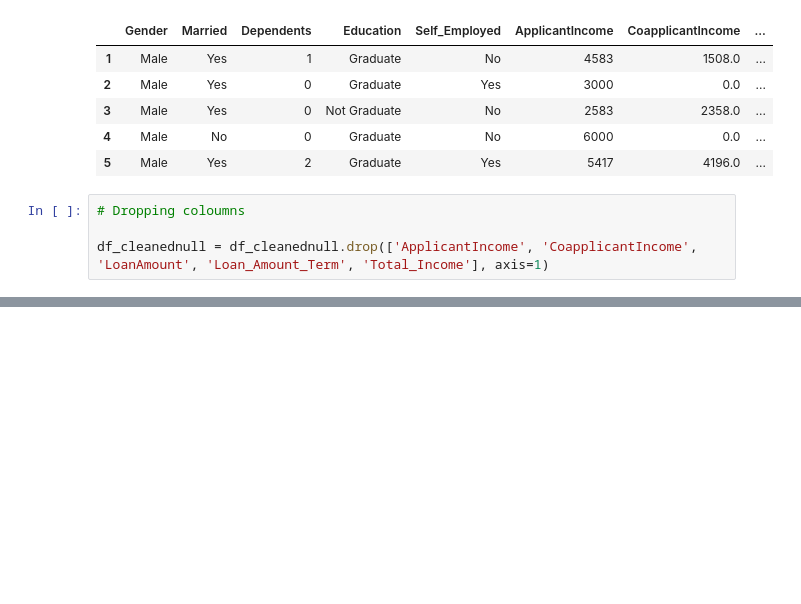
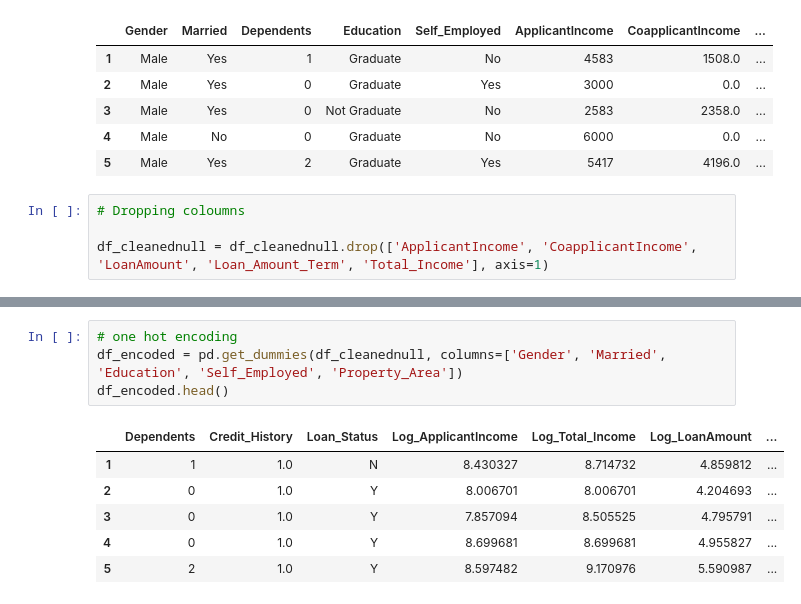
Before and after one commit to Eric-MK/loan_acceptance_prediction, a Jupyter notebook: notebook.ipynb, the cells around one changed output, grey strips where cells are left out. Saved outputs shown, nothing was run; the diff lists cells and outputs as text; blank space fills up the shorter version.

Commit message:
label encoding and one hot encoding

```diff
--- a/notebook.ipynb
+++ b/notebook.ipynb
@@ -439,0 +455,11 @@ df_cleanednull.head()
+# %%
+# one hot encoding
+df_encoded = pd.get_dummies(df_cleanednull, columns=['Gender', 'Married', 'Education', 'Self_Employed', 'Property_Area'])
+df_encoded.head()
+# %% [output]
+|  | Dependents | Credit_History | Loan_Status | Log_ApplicantIncome | Log_Total_Income | Log_LoanAmount | ... |
+| 1 | 1 | 1.0 | N | 8.430327 | 8.714732 | 4.859812 | ... |
+| 2 | 0 | 1.0 | Y | 8.006701 | 8.006701 | 4.204693 | ... |
+| 3 | 0 | 1.0 | Y | 7.857094 | 8.505525 | 4.795791 | ... |
+| 4 | 0 | 1.0 | Y | 8.699681 | 8.699681 | 4.955827 | ... |
+| 5 | 2 | 1.0 | Y | 8.597482 | 9.170976 | 5.590987 | ... |
```
Also changed, not shown: parts of 3 cells of this notebook.
